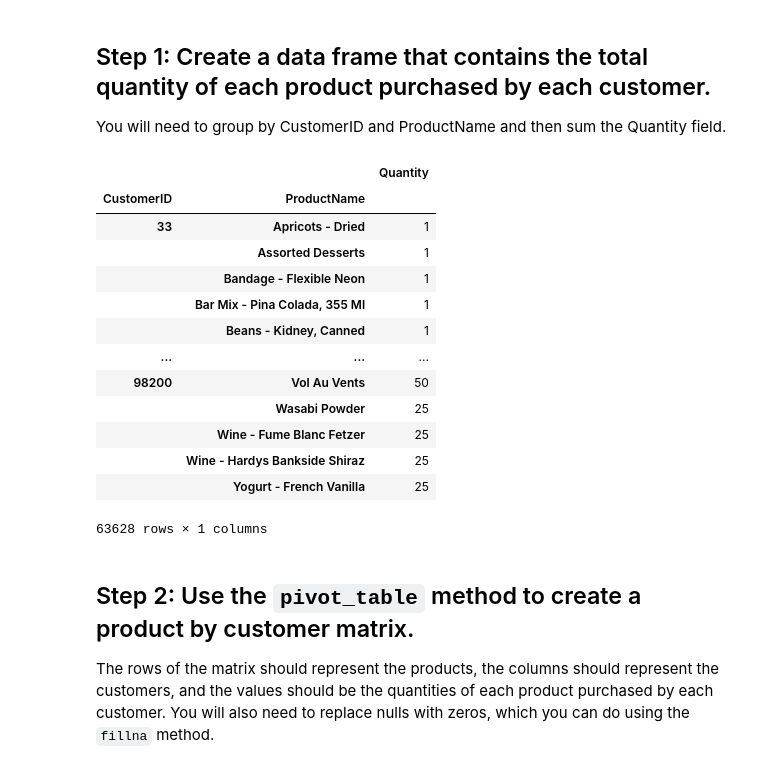
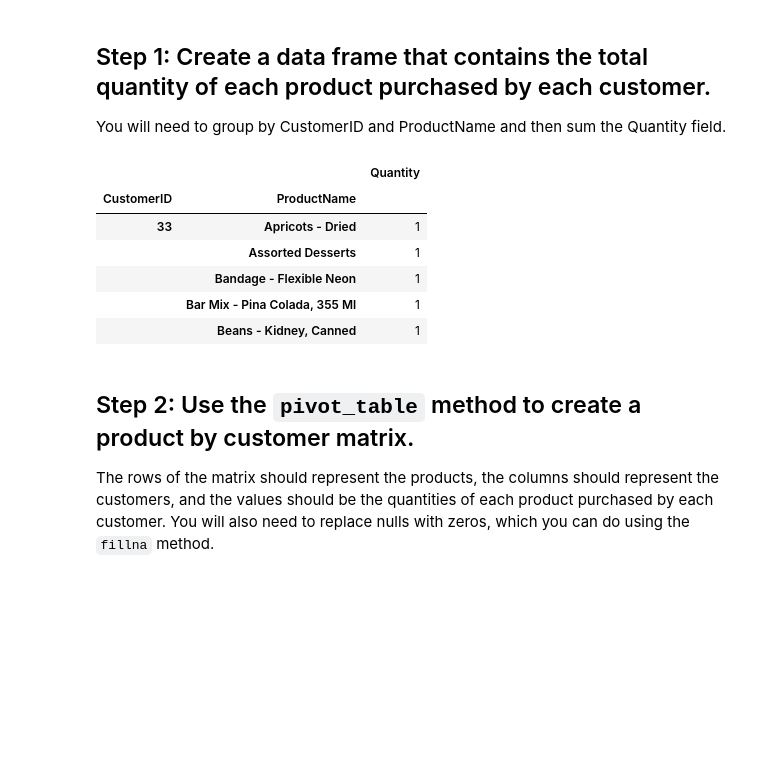
Before and after one commit to ironhack-datalabs/datamad1019, a Jupyter notebook: module-2/lab-intro-recommender-systems/your-code/main.ipynb, the cells around one changed output. Saved outputs shown, nothing was run; the diff lists cells and outputs as text; code cells hidden in the pictures; blank space fills up the shorter version.

```diff
--- a/module-2/lab-intro-recommender-systems/your-code/main.ipynb
+++ b/module-2/lab-intro-recommender-systems/your-code/main.ipynb
@@ -24,22 +24,15 @@ data.head()
 You will need to group by CustomerID and ProductName and then sum the Quantity field.
 # %%
 newdata = data.groupby(['CustomerID','ProductName']).agg({'Quantity':'sum'})
-newdata
+newdata.head()
 # %% [output]
 |  |  | Quantity |
 | CustomerID | ProductName |  |
 | 33 | Apricots - Dried | 1 |
 |  | Assorted Desserts | 1 |
 |  | Bandage - Flexible Neon | 1 |
 |  | Bar Mix - Pina Colada, 355 Ml | 1 |
 |  | Beans - Kidney, Canned | 1 |
-| ... | ... | ... |
-| 98200 | Vol Au Vents | 50 |
-|  | Wasabi Powder | 25 |
-|  | Wine - Fume Blanc Fetzer | 25 |
-|  | Wine - Hardys Bankside Shiraz | 25 |
-|  | Yogurt - French Vanilla | 25 |
-63628 rows × 1 columns
 # %% [markdown]
 ## Step 2: Use the `pivot_table` method to create a product by customer matrix.
 
```
Also changed, not shown: parts of 5 cells of this notebook.
